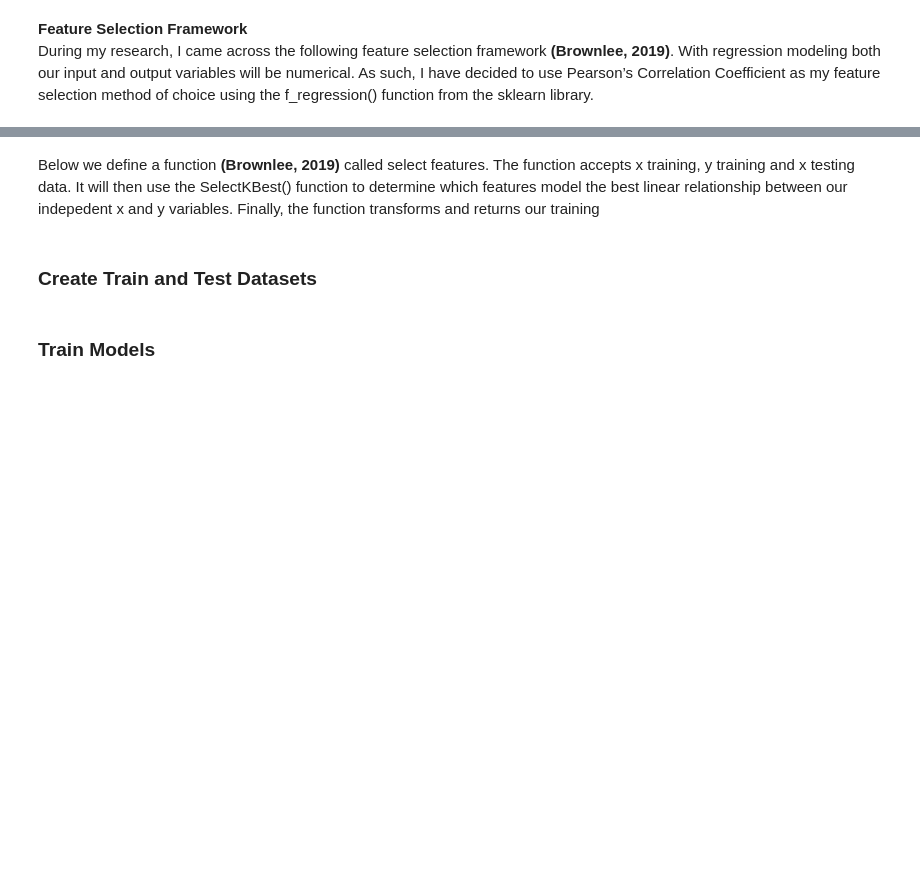
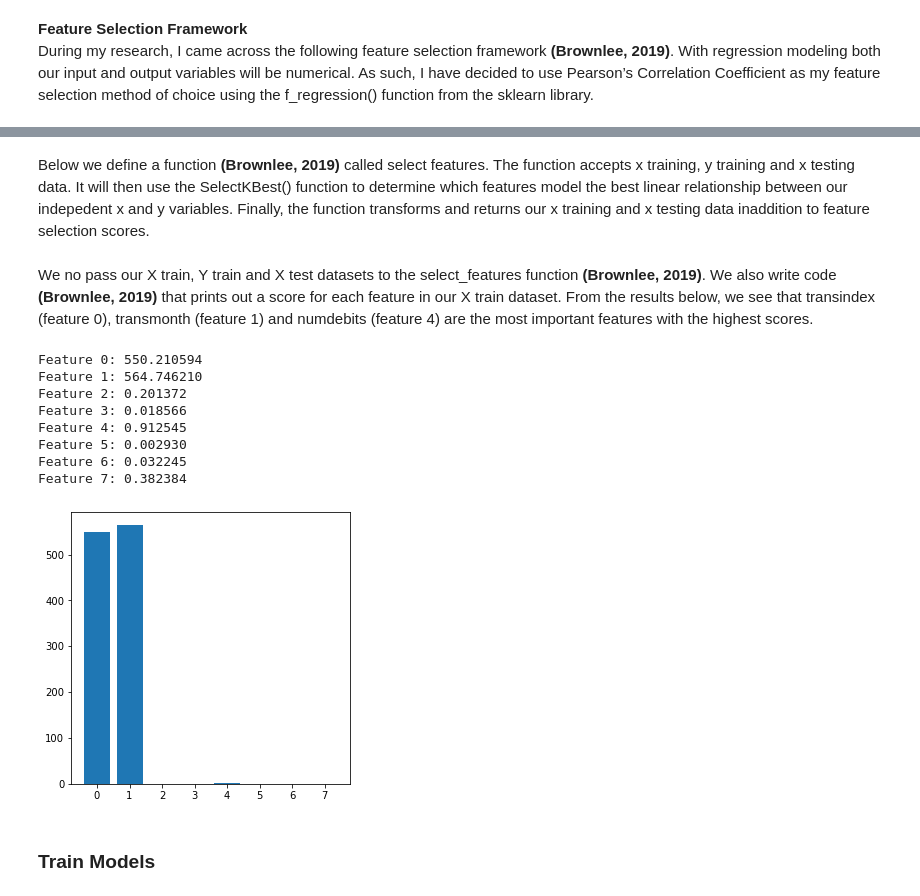
Before and after one commit to KenyattaDaniel/project-score, a Jupyter notebook: SMEsCashflowModelling.ipynb, the cells around one changed output, grey strips where cells are left out. Saved outputs shown, nothing was run; the diff lists cells and outputs as text; code cells hidden in the pictures; blank space fills up the shorter version.

Commit message:
Obtain feature selection scores

```diff
--- a/SMEsCashflowModelling.ipynb
+++ b/SMEsCashflowModelling.ipynb
@@ -459,10 +462,17 @@ Based on the two modelling techniques explored above, I am more confident in the
+# %%
+# Select independent X and y dependent variables for multivariate regression modelling
+X = sumtrans2.iloc[:,1:9]
+y = sumtrans2['cashbalance']
+# %%
+# Split data into train and test sets
+X_train, X_test, y_train, y_test = train_test_split(X, y, test_size=0.5, random_state=None)
 # %% [markdown]
 **Feature Selection Framework**
 <br>During my research, I came across the following feature selection framework **(Brownlee, 2019)**. With regression modeling both our input and output variables will be numerical. As such, I have decided to use Pearson’s Correlation Coefficient as my feature selection method of choice using the f_regression() function from the sklearn library.
 # %% [markdown]
 <img src="images/feature_select_framework.png">
 # %% [markdown]
-Below we define a function **(Brownlee, 2019)** called select features. The function accepts x training, y training and x testing data. It will then use the SelectKBest() function to determine which features model the best linear relationship between our indepedent x and y variables. Finally, the function transforms and returns our training
+Below we define a function **(Brownlee, 2019)** called select features. The function accepts x training, y training and x testing data. It will then use the SelectKBest() function to determine which features model the best linear relationship between our indepedent x and y variables. Finally, the function transforms and returns our x training and x testing data inaddition to feature selection scores.
 # %%
 # feature selection
 def select_features(X_train, y_train, X_test):
@@ -475,8 +485,28 @@ def select_features(X_train, y_train, X_test):
     # transform test input data
     X_test_fs = fs.transform(X_test)
     return X_train_fs, X_test_fs, fs
-# %% [markdown]
-### Create Train and Test Datasets ###
+# %% [markdown]
+We no pass our X train, Y train and X test datasets to the select_features function **(Brownlee, 2019)**. We also write code **(Brownlee, 2019)** that prints out a score for each feature in our X train dataset. From the results below, we see that transindex (feature 0), transmonth (feature 1) and numdebits (feature 4) are the most important features with the highest scores.
+# %%
+# feature selection
+X_train_fs, X_test_fs, fs = select_features(X_train, y_train, X_test)
+# what are scores for the features
+for i in range(len(fs.scores_)):
+	print('Feature %d: %f' % (i, fs.scores_[i]))
+# plot the scores
+plt.figure(1, figsize=(5, 5))
+plt.bar([i for i in range(len(fs.scores_))], fs.scores_)
+plt.show()
+# %% [output]
+Feature 0: 550.210594
+Feature 1: 564.746210
+Feature 2: 0.201372
+Feature 3: 0.018566
+Feature 4: 0.912545
+Feature 5: 0.002930
+Feature 6: 0.032245
+Feature 7: 0.382384
+[figure, added]
 # %% [markdown]
 ### Train Models ###
 # %% [markdown]
```
Also changed, not shown: parts of 2 cells of this notebook.
